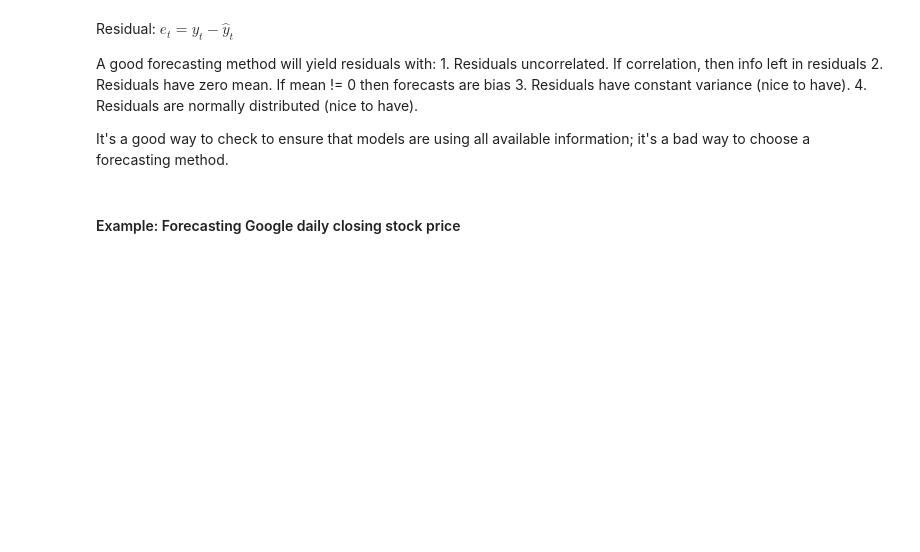
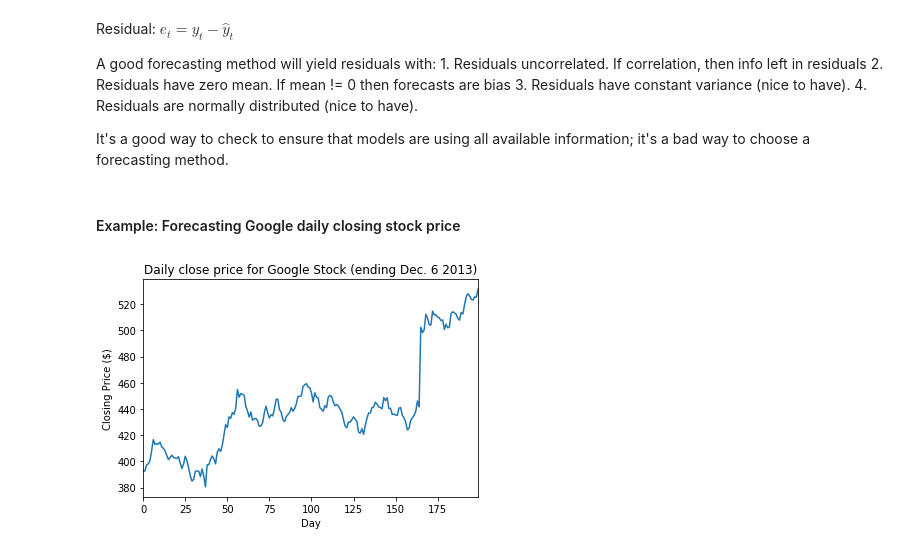
Before and after one commit to robahall/tswalkthrough, a Jupyter notebook: notebooks/2.0_rah_time_forecasters_toolbox.ipynb, the cells around one changed output. Cells and saved outputs as stored; diff of their text form; code cells hidden in the pictures; blank space fills up the shorter version.

```diff
--- a/notebooks/2.0_rah_time_forecasters_toolbox.ipynb
+++ b/notebooks/2.0_rah_time_forecasters_toolbox.ipynb
@@ -304,0 +308,12 @@ It's a good way to check to ensure that models are using all available informati
+# %%
+google = pd.read_csv("../data/goog200.csv")
+# %%
+xlab = 'Day'
+ylab = 'Closing Price ($)'
+title = r'Daily close price for Google Stock (ending Dec. 6 2013)'
+
+ax = google['value'].plot(title = title)
+ax.set(xlabel=xlab, ylabel=ylab)
+plt.show()
+# %% [output]
+[figure, added]
```
Also changed, not shown: parts of 18 cells of this notebook.
